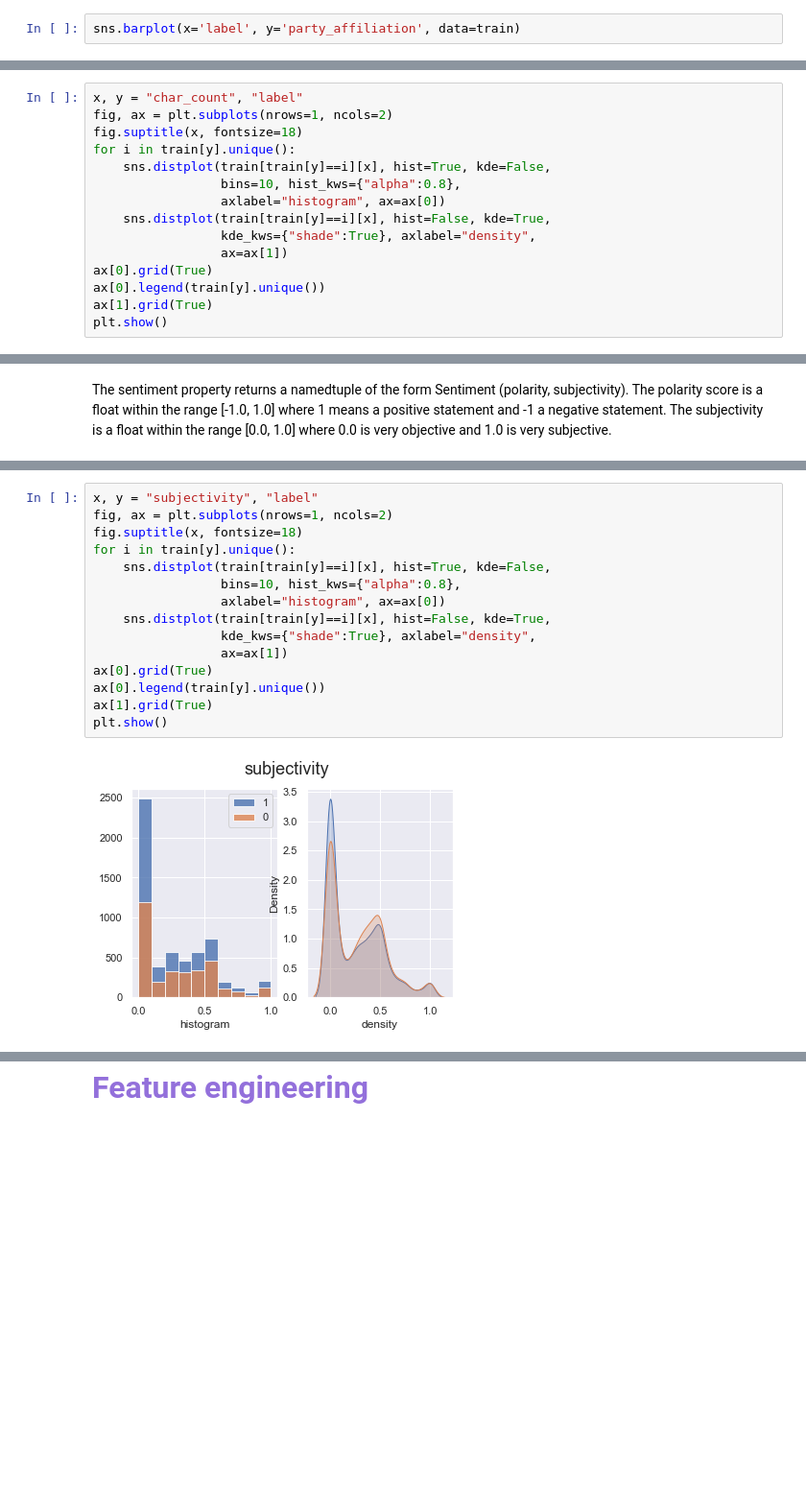
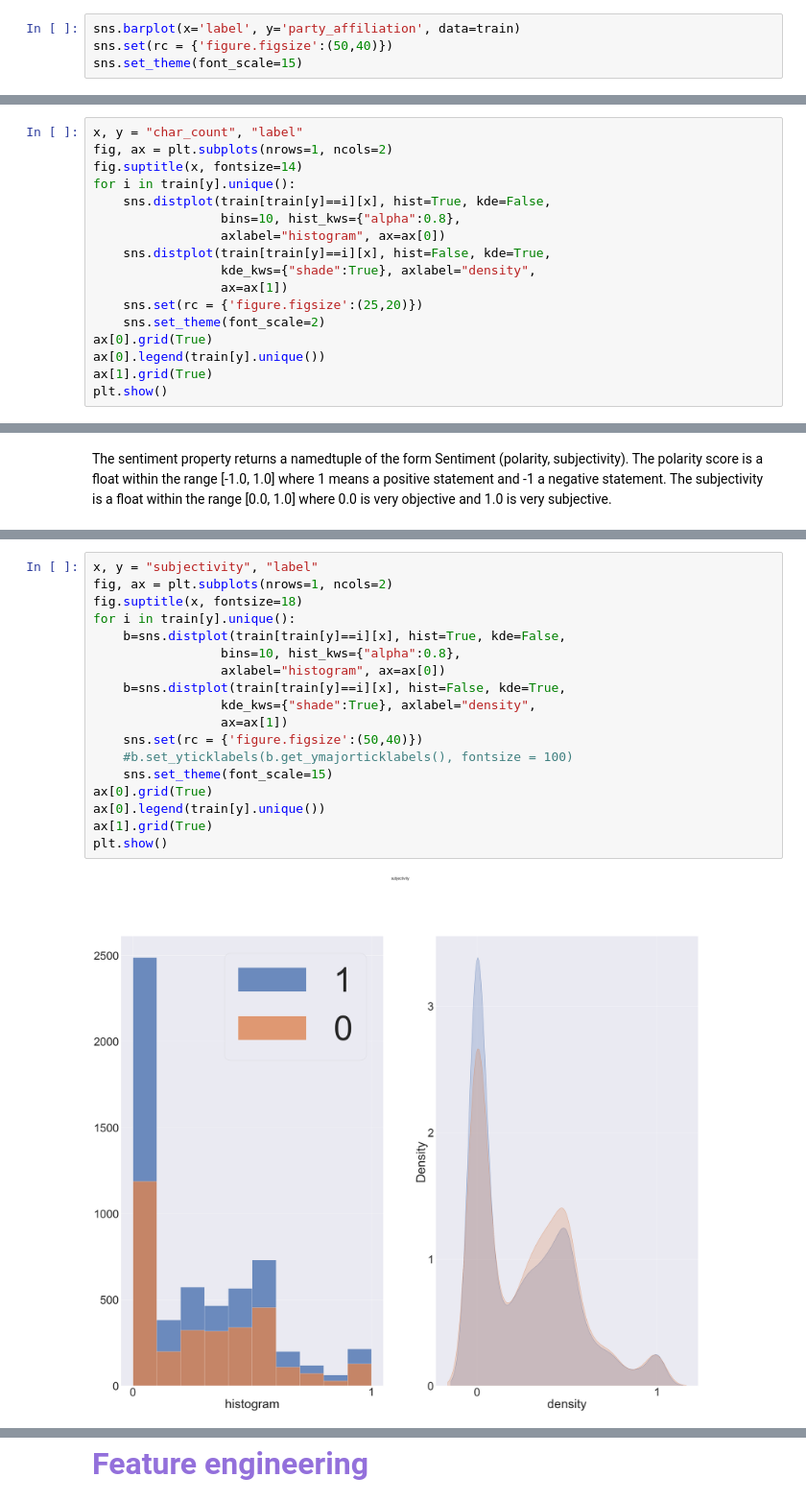
Before and after one commit to esarlin/Challenge-2-CDAW, a Jupyter notebook: Final Notebooks/Notebook 1.ipynb, the cells around one changed output, grey strips where cells are left out. Shown at 96% size. Saved outputs shown, nothing was run; the diff lists cells and outputs as text; blank space fills up the shorter version.

```diff
--- a/Final Notebooks/Notebook 1.ipynb
+++ b/Final Notebooks/Notebook 1.ipynb
@@ -109,4 +110,6 @@ Number of unique values for state information:  80
 Number of unique values for party affiliation:  24
 # %%
 sns.barplot(x='label', y='party_affiliation', data=train)
+sns.set(rc = {'figure.figsize':(50,40)})
+sns.set_theme(font_scale=15)
 # %% [output]
@@ -146,7 +148,7 @@ Now the dataframe has additional features such as word_count, char_count, senten
 # %%
 x, y = "char_count", "label"
 fig, ax = plt.subplots(nrows=1, ncols=2)
-fig.suptitle(x, fontsize=18)
+fig.suptitle(x, fontsize=14)
 for i in train[y].unique():
     sns.distplot(train[train[y]==i][x], hist=True, kde=False,
                  bins=10, hist_kws={"alpha":0.8},
@@ -154,6 +156,8 @@ for i in train[y].unique():
     sns.distplot(train[train[y]==i][x], hist=False, kde=True,
                  kde_kws={"shade":True}, axlabel="density",
                  ax=ax[1])
+    sns.set(rc = {'figure.figsize':(25,20)})
+    sns.set_theme(font_scale=2)
 ax[0].grid(True)
 ax[0].legend(train[y].unique())
 ax[1].grid(True)
@@ -185,17 +189,20 @@ train.head()
 # %%
 x, y = "subjectivity", "label"
 fig, ax = plt.subplots(nrows=1, ncols=2)
 fig.suptitle(x, fontsize=18)
 for i in train[y].unique():
-    sns.distplot(train[train[y]==i][x], hist=True, kde=False,
+    b=sns.distplot(train[train[y]==i][x], hist=True, kde=False,
                  bins=10, hist_kws={"alpha":0.8},
                  axlabel="histogram", ax=ax[0])
-    sns.distplot(train[train[y]==i][x], hist=False, kde=True,
+    b=sns.distplot(train[train[y]==i][x], hist=False, kde=True,
                  kde_kws={"shade":True}, axlabel="density",
                  ax=ax[1])
+    sns.set(rc = {'figure.figsize':(50,40)})
+    #b.set_yticklabels(b.get_ymajorticklabels(), fontsize = 100)
+    sns.set_theme(font_scale=15)
 ax[0].grid(True)
 ax[0].legend(train[y].unique())
 ax[1].grid(True)
 plt.show()
 # %% [output]
-[figure, old version]
+[figure, new version]
```
Also changed, not shown: parts of 6 cells of this notebook.
